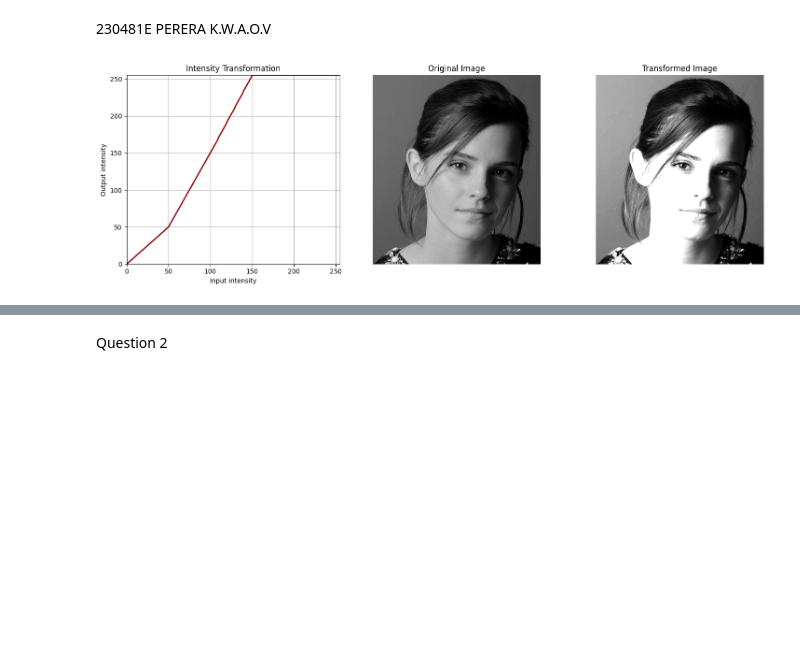
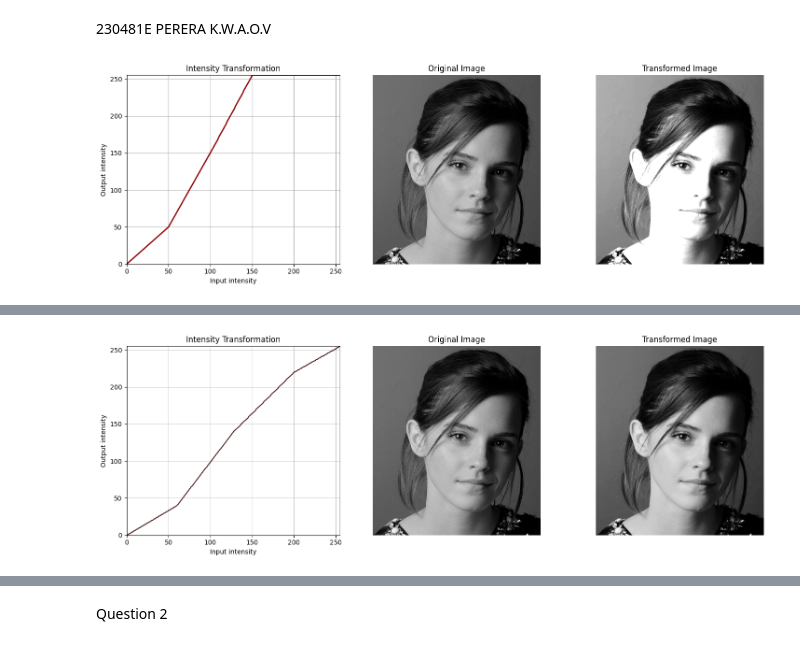
Before and after one commit to OshadhaVihanga/en3160-assignment-01-230481E, a Jupyter notebook: 230481E_assignment01.ipynb, the cells around one changed output, grey strips where cells are left out. Drawn from its saved outputs; the diff is of its cells as text; code cells hidden in the pictures; blank space fills up the shorter version.

Commit message:
Q1: Added a experimented transformation S curve

```diff
--- a/230481E_assignment01.ipynb
+++ b/230481E_assignment01.ipynb
@@ -37,4 +25,15 @@ transformed_img, lut = intensity_transform(img, breakpoints)
 # %%
+img = cv2.imread('images/images/q1.jpeg', cv2.IMREAD_GRAYSCALE)  # load the image in  grayscale
+
+breakpoints = [
+    [0, 0],
+    [50, 50],
+    [100, 150],
+    [150, 255],
+    [255, 255]
+]  # transformation
+
+transformed_img, lut = intensity_transform(img, breakpoints)
 fig, axes = plt.subplots(1, 3, figsize=(15, 5))
 
 axes[0].plot(np.arange(256), lut, color='darkred', linewidth=2)  # transformation curve
@@ -55,5 +54,86 @@ axes[2].axis('off')
 
 plt.tight_layout()
 plt.show()
+
+breakpoints = [
+    [0, 0],
+    [50, 50],
+    [150, 255],
+    [150, 150],
+    [255, 255]
+]
+
+lut = np.zeros(256, dtype=np.float64)
+for i in range(len(breakpoints) - 1):
+    x0, y0 = breakpoints[i]
+    x1, y1 = breakpoints[i + 1]
+    if x1 == x0:
+        continue
+    xs = np.arange(x0, x1 + 1)
+    ys = np.linspace(y0, y1, x1 - x0 + 1)
+    lut[x0:x1 + 1] = ys
+
+lut_uint8 = np.clip(lut, 0, 255).astype(np.uint8)
+transformed_img = cv2.LUT(img, lut_uint8)  # apply to image
+
+fig, axes = plt.subplots(1, 3, figsize=(15, 5))
+
+# transformation curve
+axes[0].plot(np.arange(256), lut, color='#4a1a1a', linewidth=1.5)
+ticks = [0, 50, 100, 150, 200, 255]
+axes[0].set_xticks(ticks)
+axes[0].set_yticks(ticks)
+axes[0].set_xlim(0, 255)
+axes[0].set_ylim(0, 255)
+axes[0].set_aspect('equal')
+axes[0].set_xlabel('Input intensity')
+axes[0].set_ylabel('Output intensity')
+axes[0].set_title('(a) Intensity transformation.')
+axes[0].grid(True, linewidth=0.5)
+
+# original image
+axes[1].imshow(img, cmap='gray')
+axes[1].set_title('(b) Original image.')
+axes[1].axis('off')
+
+# transformed image
+axes[2].imshow(transformed_img, cmap='gray')
+axes[2].set_title('(c) Transformed image.')
+axes[2].axis('off')
+
+plt.tight_layout()
+plt.show()
+
+# Experimented Transform
+breakpoints = [
+    [0, 0],
+    [60, 40],
+    [128, 140],
+    [200, 220],
+    [255, 255]
+]  # smooth S-curve
+
+transformed_img, lut = intensity_transform(img, breakpoints)
+
+fig, axes = plt.subplots(1, 3, figsize=(15, 5))
+
+axes[0].plot(np.arange(256), lut, color='#4a1a1a', linewidth=1.5)  # transformation curve
+axes[0].set_xlabel('Input intensity')
+axes[0].set_ylabel('Output intensity')
+axes[0].set_title('Intensity Transformation')
+axes[0].set_xlim(0, 255)
+axes[0].set_ylim(0, 255)
+axes[0].grid(True, linewidth=0.5)
+
+axes[1].imshow(img, cmap='gray')
+axes[1].set_title('Original Image')
+axes[1].axis('off')
+
+axes[2].imshow(transformed_img, cmap='gray')  # after transform
+axes[2].set_title('Transformed Image')
+axes[2].axis('off')
+
+plt.tight_layout()
+plt.show()
 # %% [output]
 [figure]
@@ -59,0 +141 @@ plt.show()
+[figure, added]
```
Also changed, not shown: parts of 4 cells of this notebook, 1 other file.
